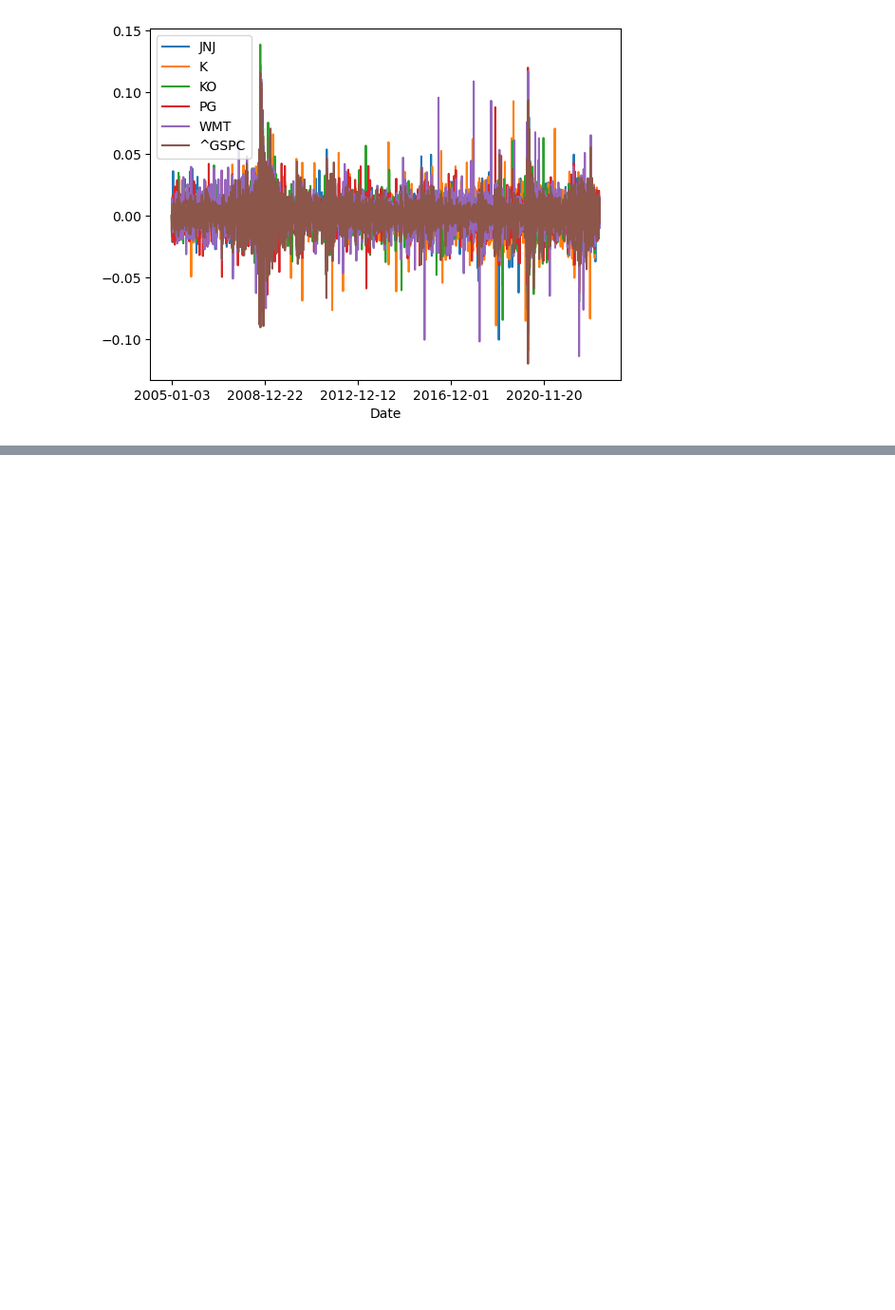
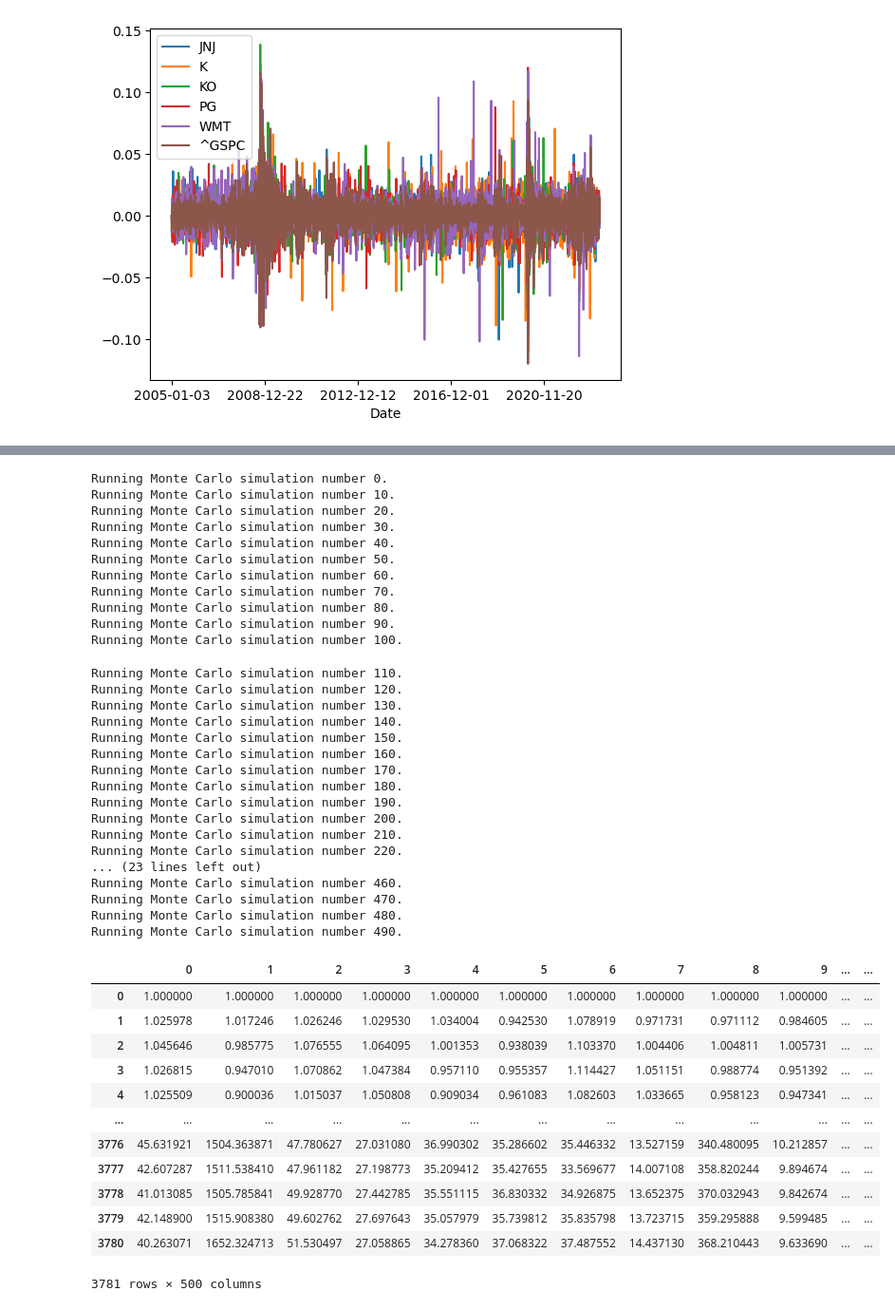
Before and after one commit to reiccv/Project_1_Portfolio_Analysis, a Jupyter notebook: Portfolio_Analysis_Tech_vs_Consumer.ipynb, the cells around one changed output, grey strips where cells are left out. Shown at 95% size. Saved outputs shown, nothing was run; the diff lists cells and outputs as text; code cells hidden in the pictures; blank space fills up the shorter version.

```diff
--- a/Portfolio_Analysis_Tech_vs_Consumer.ipynb
+++ b/Portfolio_Analysis_Tech_vs_Consumer.ipynb
@@ -398,0 +507,50 @@ daily_returns_sp_500.plot(ax=ax)
+# %%
+MC_15year = MCSimulation(
+    portfolio_data = tech_portfolio,
+    weights = [.20,.16,.16,.16,.16,.16],
+    num_simulation = 500,
+    num_trading_days = 252*15)
+
+MC_15year.calc_cumulative_return()
+# %% [output]
+Running Monte Carlo simulation number 0.
+Running Monte Carlo simulation number 10.
+Running Monte Carlo simulation number 20.
+Running Monte Carlo simulation number 30.
+Running Monte Carlo simulation number 40.
+Running Monte Carlo simulation number 50.
+Running Monte Carlo simulation number 60.
+Running Monte Carlo simulation number 70.
+Running Monte Carlo simulation number 80.
+Running Monte Carlo simulation number 90.
+Running Monte Carlo simulation number 100.
+Running Monte Carlo simulation number 110.
+Running Monte Carlo simulation number 120.
+Running Monte Carlo simulation number 130.
+Running Monte Carlo simulation number 140.
+Running Monte Carlo simulation number 150.
+Running Monte Carlo simulation number 160.
+Running Monte Carlo simulation number 170.
+Running Monte Carlo simulation number 180.
+Running Monte Carlo simulation number 190.
+Running Monte Carlo simulation number 200.
+Running Monte Carlo simulation number 210.
+Running Monte Carlo simulation number 220.
+... (23 lines left out)
+Running Monte Carlo simulation number 460.
+Running Monte Carlo simulation number 470.
+Running Monte Carlo simulation number 480.
+Running Monte Carlo simulation number 490.
+|  | 0 | 1 | 2 | 3 | 4 | 5 | 6 | 7 | 8 | 9 | ... | ... |
+| 0 | 1.000000 | 1.000000 | 1.000000 | 1.000000 | 1.000000 | 1.000000 | 1.000000 | 1.000000 | 1.000000 | 1.000000 | ... | ... |
+| 1 | 1.025978 | 1.017246 | 1.026246 | 1.029530 | 1.034004 | 0.942530 | 1.078919 | 0.971731 | 0.971112 | 0.984605 | ... | ... |
+| 2 | 1.045646 | 0.985775 | 1.076555 | 1.064095 | 1.001353 | 0.938039 | 1.103370 | 1.004406 | 1.004811 | 1.005731 | ... | ... |
+| 3 | 1.026815 | 0.947010 | 1.070862 | 1.047384 | 0.957110 | 0.955357 | 1.114427 | 1.051151 | 0.988774 | 0.951392 | ... | ... |
+| 4 | 1.025509 | 0.900036 | 1.015037 | 1.050808 | 0.909034 | 0.961083 | 1.082603 | 1.033665 | 0.958123 | 0.947341 | ... | ... |
+| ... | ... | ... | ... | ... | ... | ... | ... | ... | ... | ... | ... | ... |
+| 3776 | 45.631921 | 1504.363871 | 47.780627 | 27.031080 | 36.990302 | 35.286602 | 35.446332 | 13.527159 | 340.480095 | 10.212857 | ... | ... |
+| 3777 | 42.607287 | 1511.538410 | 47.961182 | 27.198773 | 35.209412 | 35.427655 | 33.569677 | 14.007108 | 358.820244 | 9.894674 | ... | ... |
+| 3778 | 41.013085 | 1505.785841 | 49.928770 | 27.442785 | 35.551115 | 36.830332 | 34.926875 | 13.652375 | 370.032943 | 9.842674 | ... | ... |
+| 3779 | 42.148900 | 1515.908380 | 49.602762 | 27.697643 | 35.057979 | 35.739812 | 35.835798 | 13.723715 | 359.295888 | 9.599485 | ... | ... |
+| 3780 | 40.263071 | 1652.324713 | 51.530497 | 27.058865 | 34.278360 | 37.068322 | 37.487552 | 14.437130 | 368.210443 | 9.633690 | ... | ... |
+3781 rows × 500 columns
```
Also changed, not shown: parts of 10 cells of this notebook.
